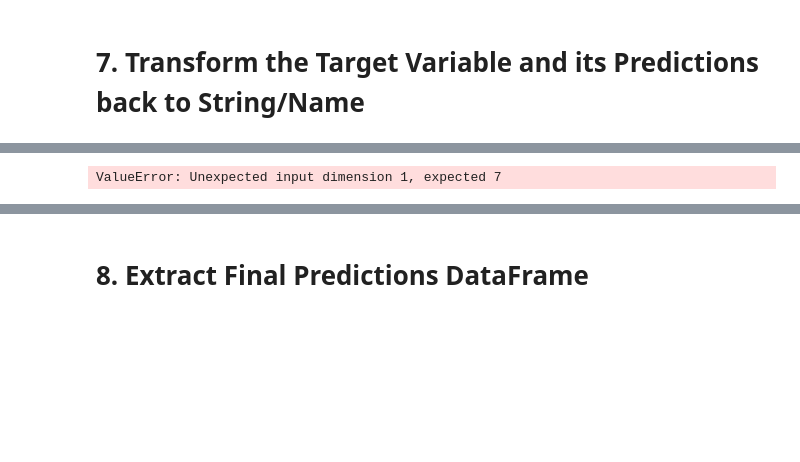
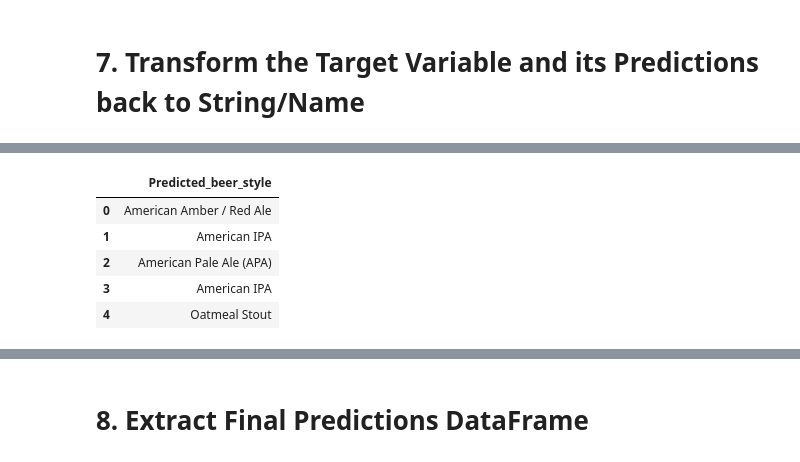
Before and after one commit to JKaur1992/adsi_AT2, a Jupyter notebook: notebooks/Kaur_Jasleen-13368028_AT2_LGR_Model_v2.ipynb, the cells around one changed output, grey strips where cells are left out. Cells and saved outputs as stored; diff of their text form; code cells hidden in the pictures; blank space fills up the shorter version.

```diff
--- a/notebooks/Kaur_Jasleen-13368028_AT2_LGR_Model_v2.ipynb
+++ b/notebooks/Kaur_Jasleen-13368028_AT2_LGR_Model_v2.ipynb
@@ -528,12 +544,17 @@ test_pred
 # %%
 # Transform Predictions back to names
 # https://scikit-learn.org/stable/modules/preprocessing_targets.html
-list = encoder.inverse_transform(test_pred)
-#list = pd.DataFrame(list)
-#list = list.rename(columns={0: 'Predicted_beer_style'})
-#list.head()
+list = label_encoder.inverse_transform(test_pred)
+list = pd.DataFrame(list)
+list = list.rename(columns={0: 'Predicted_beer_style'})
+list.head()
 # %% [output]
-ValueError: Unexpected input dimension 1, expected 7
+|  | Predicted_beer_style |
+| 0 | American Amber / Red Ale |
+| 1 | American IPA |
+| 2 | American Pale Ale (APA) |
+| 3 | American IPA |
+| 4 | Oatmeal Stout |
 # %%
 # Transform y_test back to names
 ylist = label_encoder.inverse_transform(y_test)
```
Also changed, not shown: parts of 46 cells of this notebook, 5 other files.
